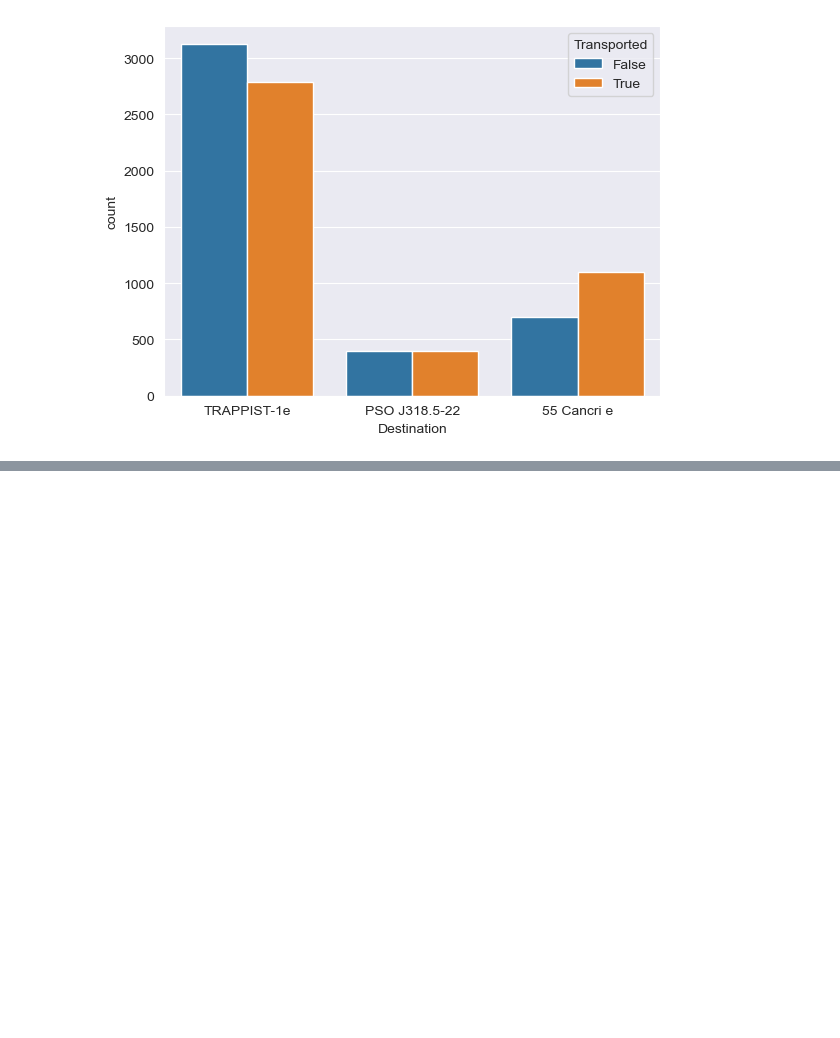
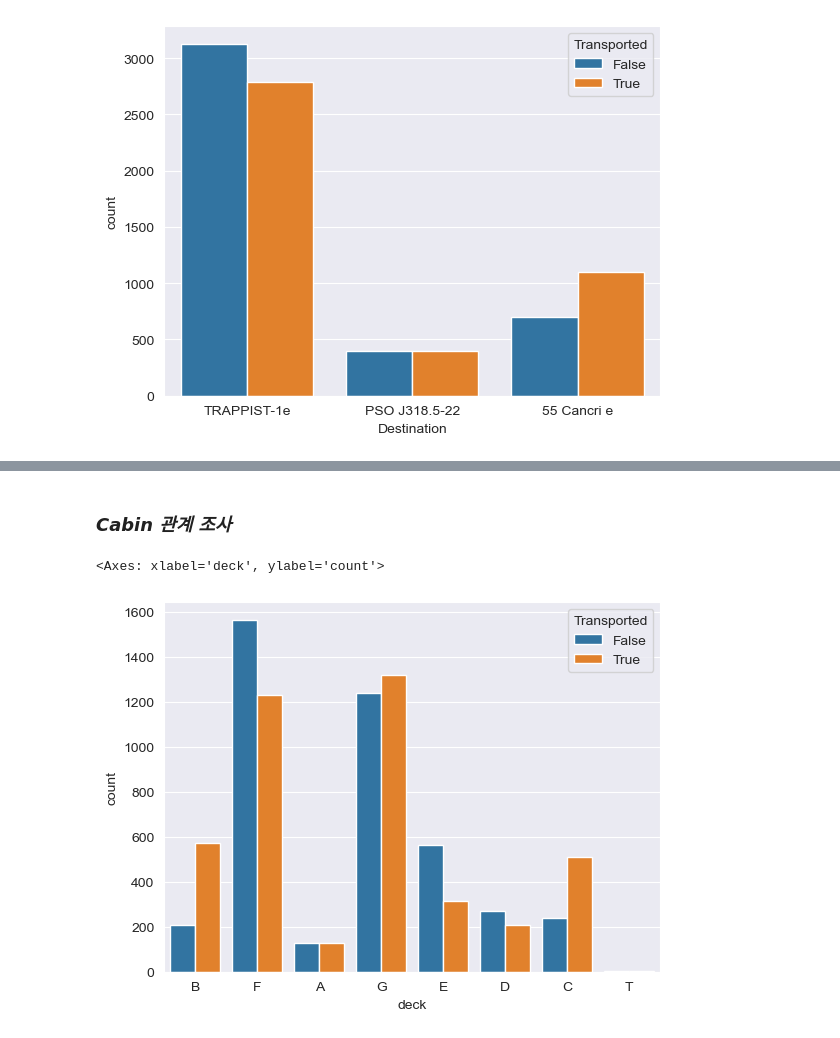
Before and after one commit to ef2nmddy/Spaceship_Titanic_EDA, a Jupyter notebook: Spaceship_Titanic.ipynb, the cells around one changed output, grey strips where cells are left out. Saved outputs shown, nothing was run; the diff lists cells and outputs as text; code cells hidden in the pictures; blank space fills up the shorter version.

```diff
--- a/Spaceship_Titanic.ipynb
+++ b/Spaceship_Titanic.ipynb
@@ -391,0 +431,8 @@ sns.countplot(x='Destination', data=train, hue='Transported')
+# %% [markdown]
+### _Cabin 관계 조사_
+# %%
+# deck과 Transported의 관계
+sns.countplot(data=train, x=train['deck'], hue='Transported')
+# %% [output]
+<Axes: xlabel='deck', ylabel='count'>
+[figure, added]
```
Also changed, not shown: parts of 18 cells of this notebook.
